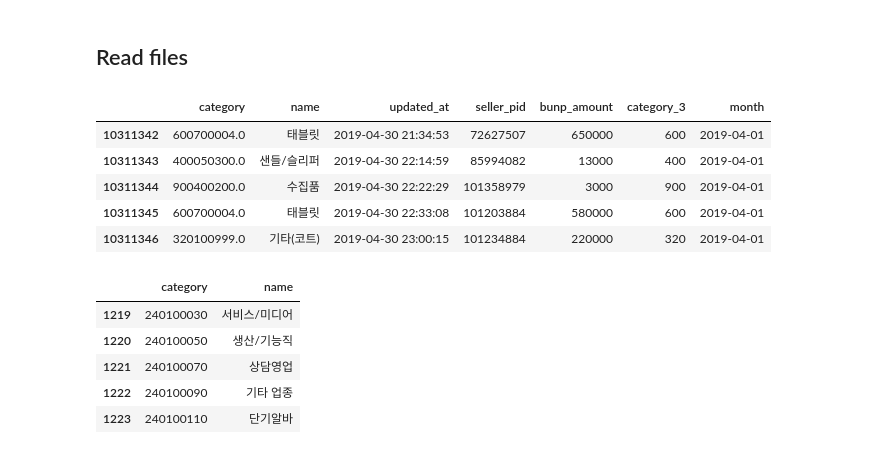
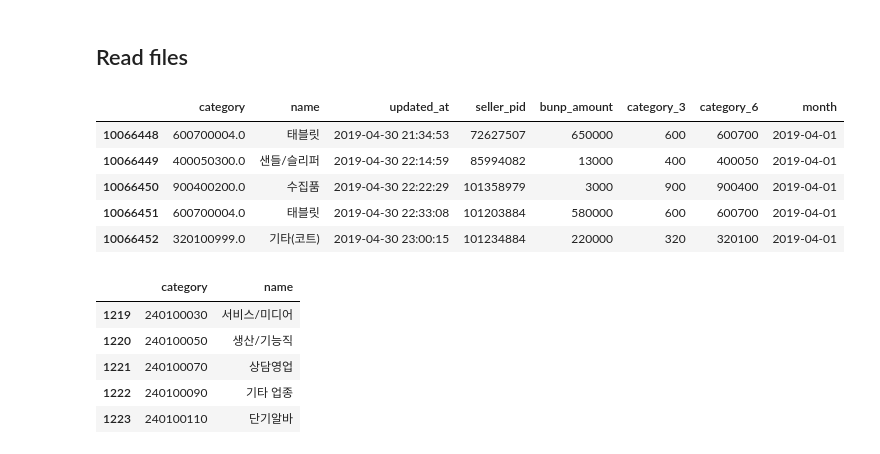
Before and after one commit to kiyoja07/python-bunjang, a Jupyter notebook: data-analysis/jupyter/bunp_seasonality.ipynb, the cells around one changed output. Cells and saved outputs as stored; diff of their text form; code cells hidden in the pictures.

```diff
--- a/data-analysis/jupyter/bunp_seasonality.ipynb
+++ b/data-analysis/jupyter/bunp_seasonality.ipynb
@@ -7,26 +9,33 @@ from datetime import datetime
 ## Read files
 # %%
 # 번프 판매액
-df_bunp = pd.read_csv('../csv/bunp_category_detail.csv')
+
+read_path = '../csv/bunp_category_detail.csv'
+df_bunp = pd.read_csv(read_path)
 
 df_bunp['category_3'] = df_bunp['category'].astype(str).str[:3]
+df_bunp['category_6'] = df_bunp['category'].astype(str).str[:6]
 
 df_bunp['month'] = df_bunp['updated_at'].astype(str).str[:7]
-
 df_bunp['month'] = pd.to_datetime(df_bunp['month']) # str -> timestamp
 
 df_bunp = df_bunp[df_bunp.month < '2019-05-01']
 
-df_bunp.to_csv('../csv/tmp/df_bunp.csv', index=False, mode='w', header=True) # save
-
-df_bunp.tail()
+# save
+save_path = '../csv/tmp/df_bunp.csv'
+df_bunp.to_csv(save_path, index=False, mode='w', header=True) # save
-# %% [output]
-|  | category | name | updated_at | seller_pid | bunp_amount | category_3 | month |
-| 10311342 | 600700004.0 | 태블릿 | 2019-04-30 21:34:53 | 72627507 | 650000 | 600 | 2019-04-01 |
-| 10311343 | 400050300.0 | 샌들/슬리퍼 | 2019-04-30 22:14:59 | 85994082 | 13000 | 400 | 2019-04-01 |
-| 10311344 | 900400200.0 | 수집품 | 2019-04-30 22:22:29 | 101358979 | 3000 | 900 | 2019-04-01 |
-| 10311345 | 600700004.0 | 태블릿 | 2019-04-30 22:33:08 | 101203884 | 580000 | 600 | 2019-04-01 |
-| 10311346 | 320100999.0 | 기타(코트) | 2019-04-30 23:00:15 | 101234884 | 220000 | 320 | 2019-04-01 |
+# %%
+read_path = '../csv/tmp/df_bunp.csv'
+df_bunp = pd.read_csv(read_path, dtype={'category_3':np.object, 'category_6':np.object})
+
+df_bunp.tail()
+# %% [output]
+|  | category | name | updated_at | seller_pid | bunp_amount | category_3 | category_6 | month |
+| 10066448 | 600700004.0 | 태블릿 | 2019-04-30 21:34:53 | 72627507 | 650000 | 600 | 600700 | 2019-04-01 |
+| 10066449 | 400050300.0 | 샌들/슬리퍼 | 2019-04-30 22:14:59 | 85994082 | 13000 | 400 | 400050 | 2019-04-01 |
+| 10066450 | 900400200.0 | 수집품 | 2019-04-30 22:22:29 | 101358979 | 3000 | 900 | 900400 | 2019-04-01 |
+| 10066451 | 600700004.0 | 태블릿 | 2019-04-30 22:33:08 | 101203884 | 580000 | 600 | 600700 | 2019-04-01 |
+| 10066452 | 320100999.0 | 기타(코트) | 2019-04-30 23:00:15 | 101234884 | 220000 | 320 | 320100 | 2019-04-01 |
 # %%
 # 제품 카테고리
 
```
Also changed, not shown: parts of 15 cells of this notebook, 3 other files.
